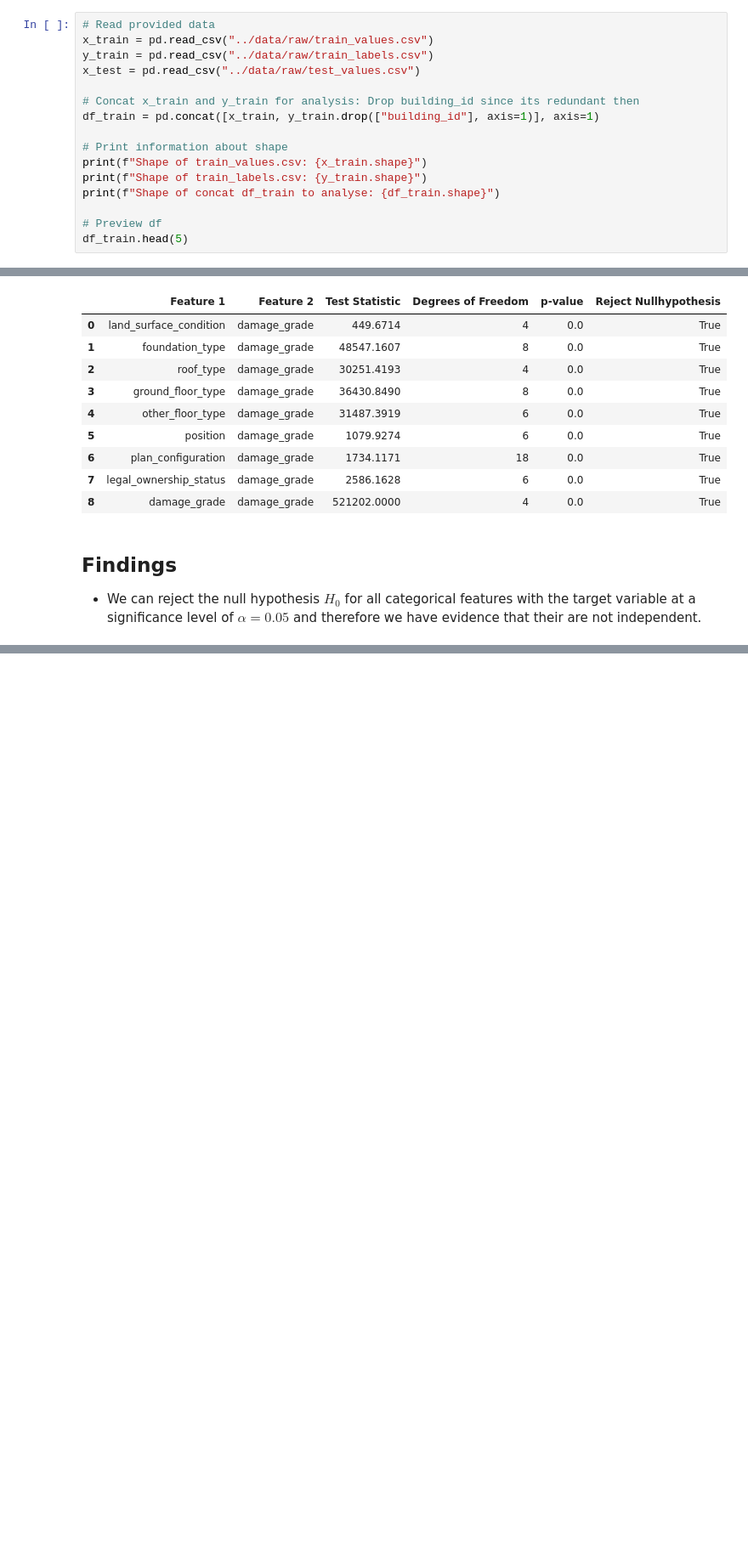
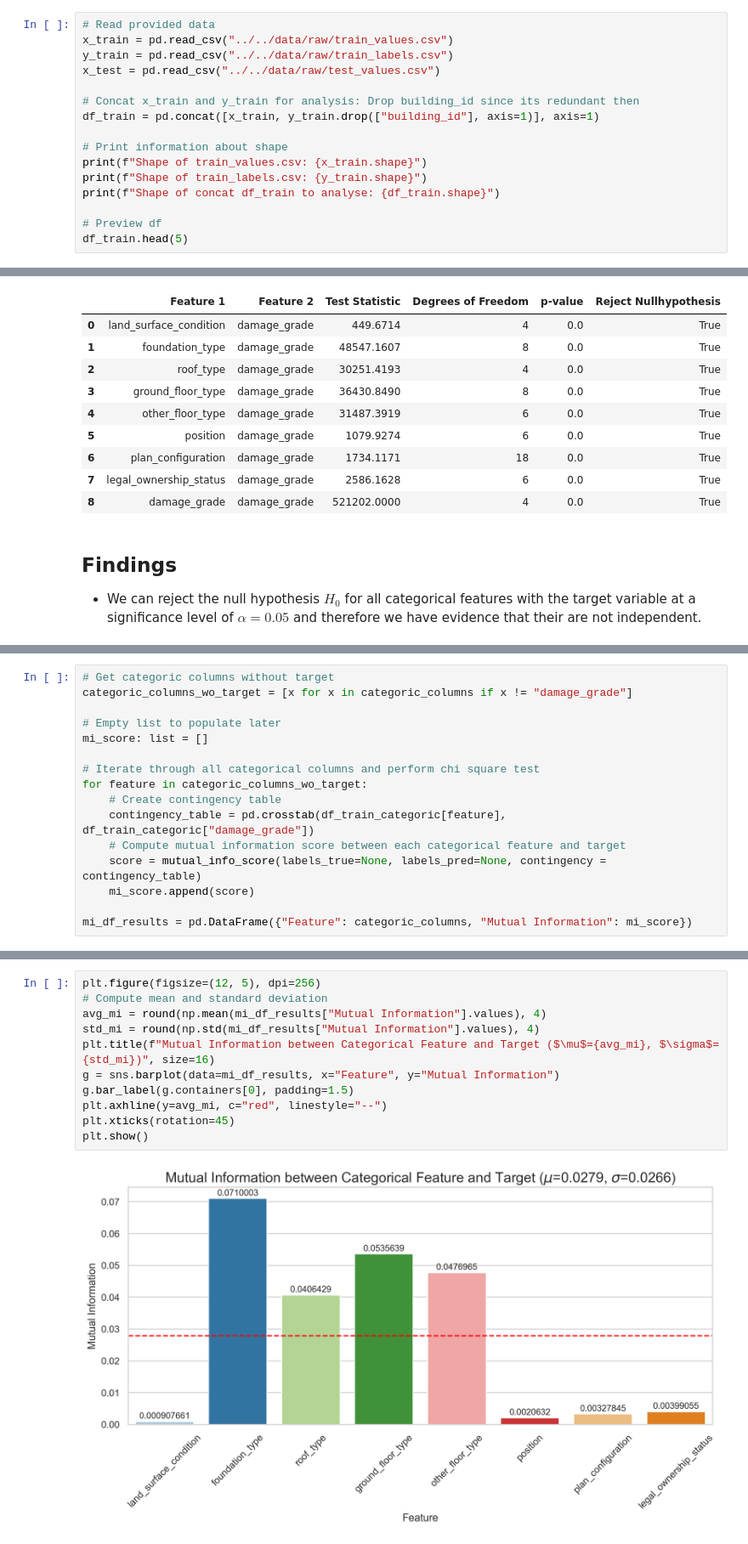
Before and after one commit to nina-prog/richters-predictor-modeling-earthquake-damage, a Jupyter notebook: notebooks/week01/week01-relationship-features-target.ipynb, the cells around one changed output, grey strips where cells are left out. Shown at 85% size. Cells and saved outputs as stored; diff of their text form; blank space fills up the shorter version.

Commit message:
Implemented Mutual Information score between categorical features and target

```diff
--- a/notebooks/week01/week01-relationship-features-target.ipynb
+++ b/notebooks/week01/week01-relationship-features-target.ipynb
@@ -13,9 +14,9 @@ sns.set_palette(palette="Paired")
 In this section we load the data from the data dir and concat corresponding data frames for the analysis.
 # %%
 # Read provided data
-x_train = pd.read_csv("../data/raw/train_values.csv")
-y_train = pd.read_csv("../data/raw/train_labels.csv")
-x_test = pd.read_csv("../data/raw/test_values.csv")
+x_train = pd.read_csv("../../data/raw/train_values.csv")
+y_train = pd.read_csv("../../data/raw/train_labels.csv")
+x_test = pd.read_csv("../../data/raw/test_values.csv")
 
 # Concat x_train and y_train for analysis: Drop building_id since its redundant then
 df_train = pd.concat([x_train, y_train.drop(["building_id"], axis=1)], axis=1)
@@ -242,0 +263,16 @@ chi_test_results
+# %%
+# Get categoric columns without target
+categoric_columns_wo_target = [x for x in categoric_columns if x != "damage_grade"]
+
+# Empty list to populate later
+mi_score: list = []
+
+# Iterate through all categorical columns and perform chi square test
+for feature in categoric_columns_wo_target:
+    # Create contingency table
+    contingency_table = pd.crosstab(df_train_categoric[feature], df_train_categoric["damage_grade"])
+    # Compute mutual information score between each categorical feature and target
+    score = mutual_info_score(labels_true=None, labels_pred=None, contingency = contingency_table)
+    mi_score.append(score)
+
+mi_df_results = pd.DataFrame({"Feature": categoric_columns, "Mutual Information": mi_score})
@@ -242,0 +281,13 @@ chi_test_results
+# %%
+plt.figure(figsize=(12, 5), dpi=256)
+# Compute mean and standard deviation
+avg_mi = round(np.mean(mi_df_results["Mutual Information"].values), 4)
+std_mi = round(np.std(mi_df_results["Mutual Information"].values), 4)
+plt.title(f"Mutual Information between Categorical Feature and Target ($\mu$={avg_mi}, $\sigma$={std_mi})", size=16)
+g = sns.barplot(data=mi_df_results, x="Feature", y="Mutual Information")
+g.bar_label(g.containers[0], padding=1.5)
+plt.axhline(y=avg_mi, c="red", linestyle="--")
+plt.xticks(rotation=45)
+plt.show()
+# %% [output]
+[figure, added]
```
Also changed, not shown: parts of 13 cells of this notebook.
